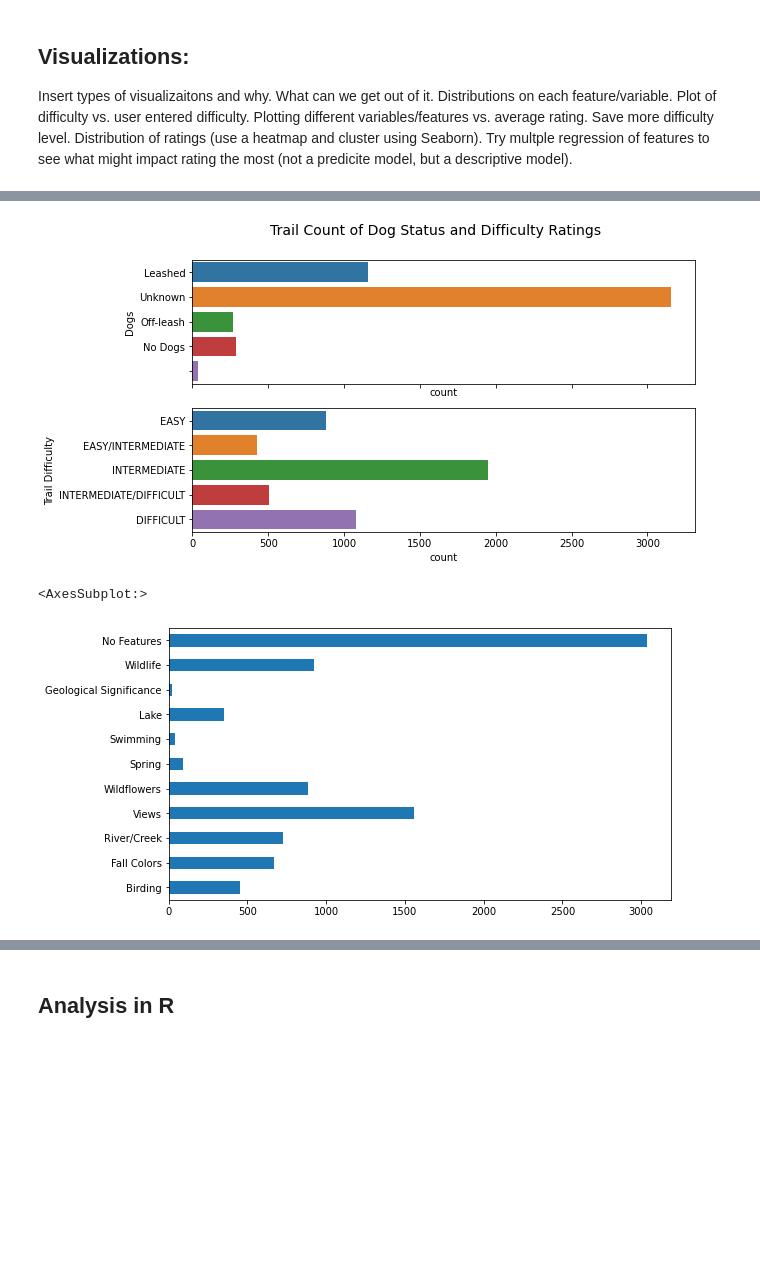
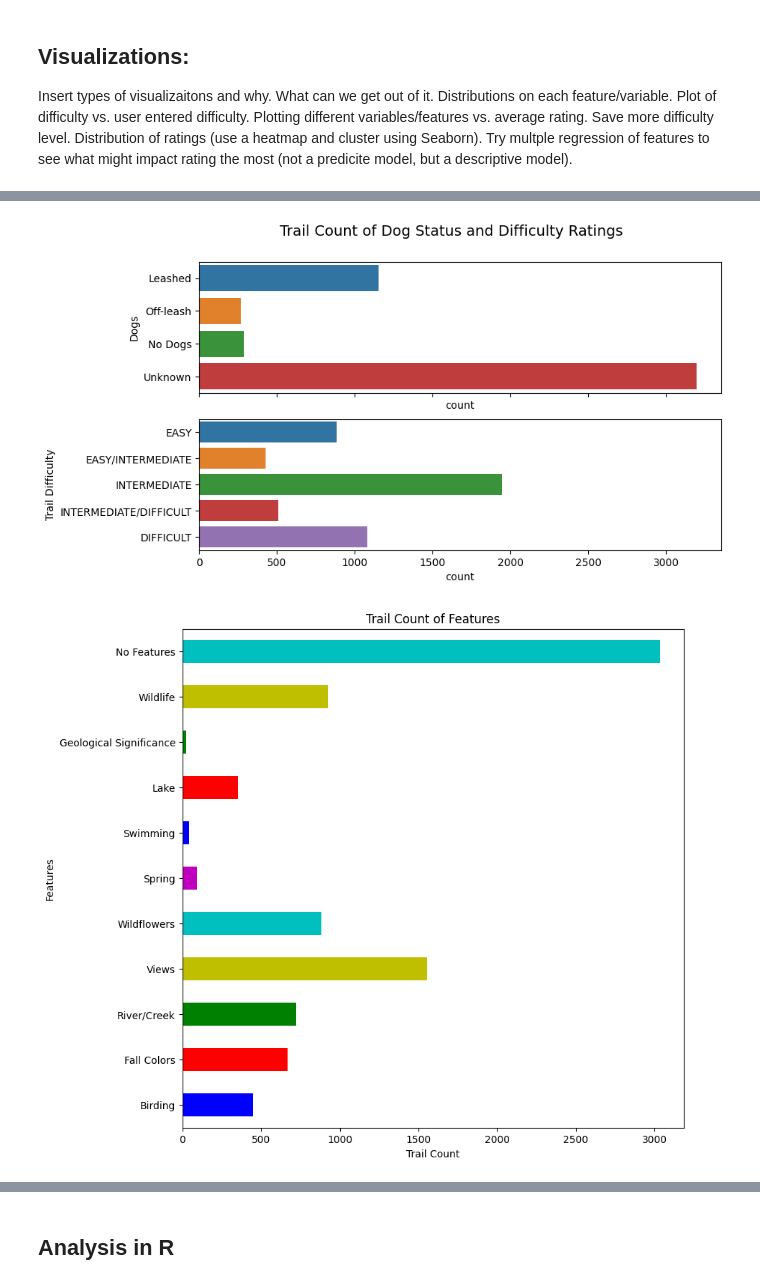
Before and after one commit to BiochemHead/COMP_4447_Final_Project, a Jupyter notebook: 4. Analysis R code/Final Project Notebook.ipynb, the cells around one changed output, grey strips where cells are left out. Drawn from its saved outputs; the diff is of its cells as text; code cells hidden in the pictures; blank space fills up the shorter version.

```diff
--- a/4. Analysis R code/Final Project Notebook.ipynb
+++ b/4. Analysis R code/Final Project Notebook.ipynb
@@ -406,22 +418,29 @@ df.sample(5)
 # Plot count data of Dogs and Trail Difficulty on Bar Graphs
 plt.rcParams["figure.figsize"] = [9, 5]
 fig, axs = plt.subplots(nrows=2,sharex=True)
-sns.countplot(y=df['Dogs'],ax=axs[0])
-
-sns.countplot(y=df['Trail Difficulty'],
+g = sns.countplot(y=df['Dogs'],order=['Leashed', 'Off-leash', 'No Dogs', 'Unknown'],ax=axs[0])
+g1 =sns.countplot(y=df['Trail Difficulty'],
                order=['EASY', 'EASY/INTERMEDIATE', 'INTERMEDIATE',
                       'INTERMEDIATE/DIFFICULT', 'DIFFICULT'],ax=axs[1])
 fig.suptitle('Trail Count of Dog Status and Difficulty Ratings', fontsize=14)
 
 plt.show()
 # %% [output]
-[figure, old version]
+[figure, new version]
 # %%
 features = df[['Birding', 'Fall Colors', 'River/Creek', 'Views', 'Wildflowers', 'Spring', 'Swimming', 'Lake', 'Geological Significance', 'Wildlife', 'No Features']].apply(pd.value_counts)
-features.loc[True].plot.barh()
+
+# Plot count data of Features on Bar Graphs
+plt.rcParams["figure.figsize"] = [9, 9]
+ax = plt.GridSpec(1, 1)
+my_colors = list(islice(cycle(['b', 'r', 'g', 'y', 'c', 'm']), None, len(df)))
+ax = features.loc[True].plot.barh(color=my_colors)
+plt.xlabel('Trail Count')
+plt.ylabel('Features')
+plt.title('Trail Count of Features')
+plt.show()
 # %% [output]
-<AxesSubplot:>
-[figure, old version]
+[figure, new version]
 # %%
 # Plot count data of numeric columns on Histograms
 plt.rcParams["figure.figsize"] = [12, 12]
```
Also changed, not shown: parts of 13 cells of this notebook, 1 other file.
